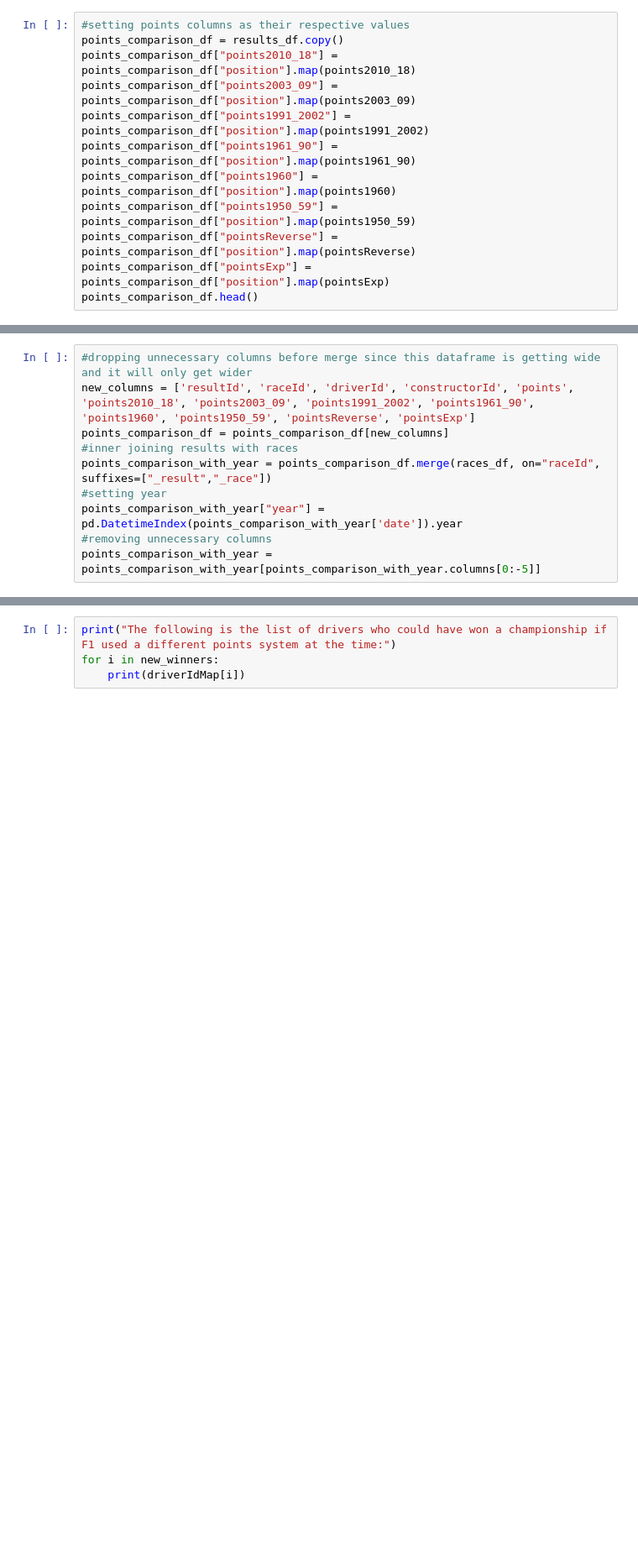
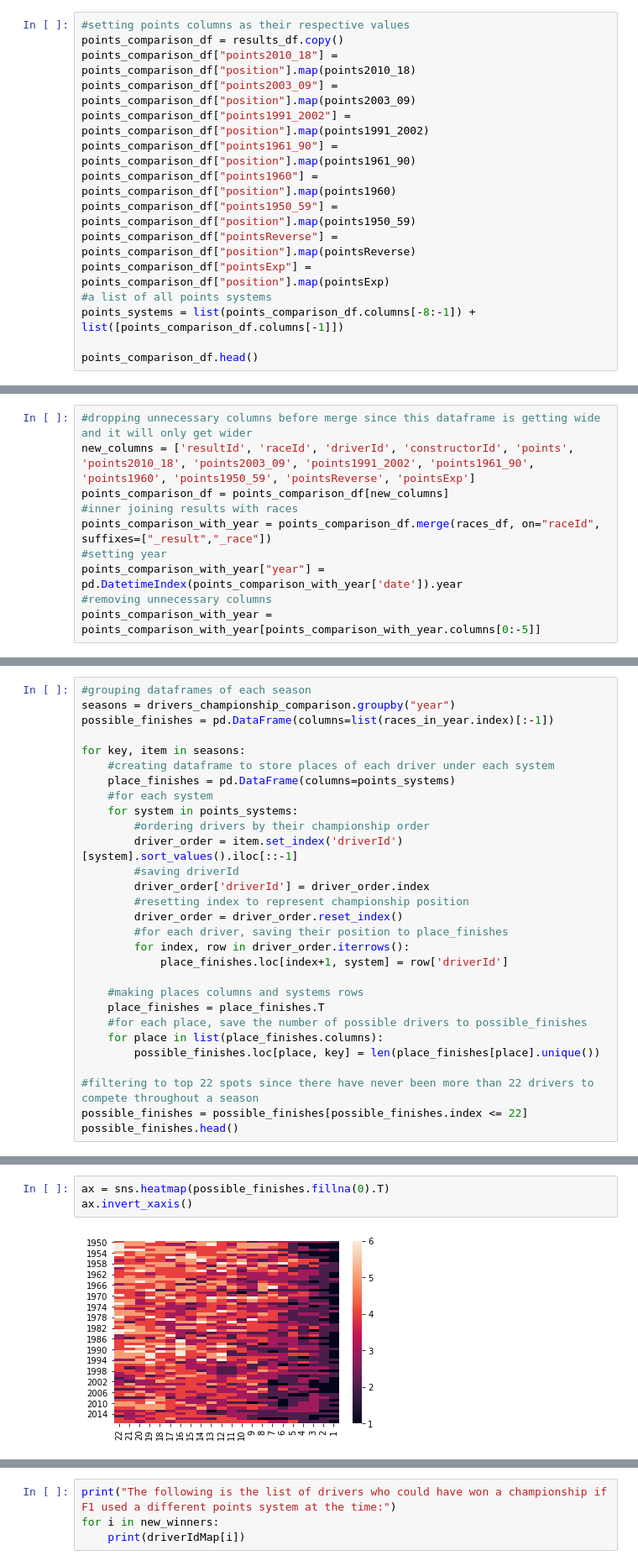
Before and after one commit to mroc170/mroc170.github.io, a Jupyter notebook: index.ipynb, the cells around one changed output, grey strips where cells are left out. Shown at 84% size. Saved outputs shown, nothing was run; the diff lists cells and outputs as text; blank space fills up the shorter version.

```diff
--- a/index.ipynb
+++ b/index.ipynb
@@ -440,6 +236,9 @@ points_comparison_df["points1960"] = points_comparison_df["position"].map(points
 points_comparison_df["points1950_59"] = points_comparison_df["position"].map(points1950_59)
 points_comparison_df["pointsReverse"] = points_comparison_df["position"].map(pointsReverse)
 points_comparison_df["pointsExp"] = points_comparison_df["position"].map(pointsExp)
+#a list of all points systems
+points_systems = list(points_comparison_df.columns[-8:-1]) + list([points_comparison_df.columns[-1]])
+
 points_comparison_df.head()
 # %% [output]
 |  | resultId | raceId | driverId | constructorId | number | grid | position | positionText | positionOrder | ... |
@@ -555,0 +310,29 @@ First let's look at drivers who never won a championship but would have in a dif
+# %%
+#grouping dataframes of each season
+seasons = drivers_championship_comparison.groupby("year")
+possible_finishes = pd.DataFrame(columns=list(races_in_year.index)[:-1])
+
+for key, item in seasons:
+    #creating dataframe to store places of each driver under each system
+    place_finishes = pd.DataFrame(columns=points_systems)
+    #for each system
+    for system in points_systems:
+        #ordering drivers by their championship order
+        driver_order = item.set_index('driverId')[system].sort_values().iloc[::-1]
+        #saving driverId
+        driver_order['driverId'] = driver_order.index
+        #resetting index to represent championship position
+        driver_order = driver_order.reset_index()
+        #for each driver, saving their position to place_finishes
+        for index, row in driver_order.iterrows():
+            place_finishes.loc[index+1, system] = row['driverId']
+
+    #making places columns and systems rows
+    place_finishes = place_finishes.T
+    #for each place, save the number of possible drivers to possible_finishes
+    for place in list(place_finishes.columns):
+        possible_finishes.loc[place, key] = len(place_finishes[place].unique())
+
+#filtering to top 22 spots since there have never been more than 22 drivers to compete throughout a season
+possible_finishes = possible_finishes[possible_finishes.index <= 22]
+possible_finishes.head()
@@ -555,0 +347,5 @@ First let's look at drivers who never won a championship but would have in a dif
+# %%
+ax = sns.heatmap(possible_finishes.fillna(0).T)
+ax.invert_xaxis()
+# %% [output]
+[figure, added]
```
Also changed, not shown: parts of 68 cells of this notebook, 1 other file.
